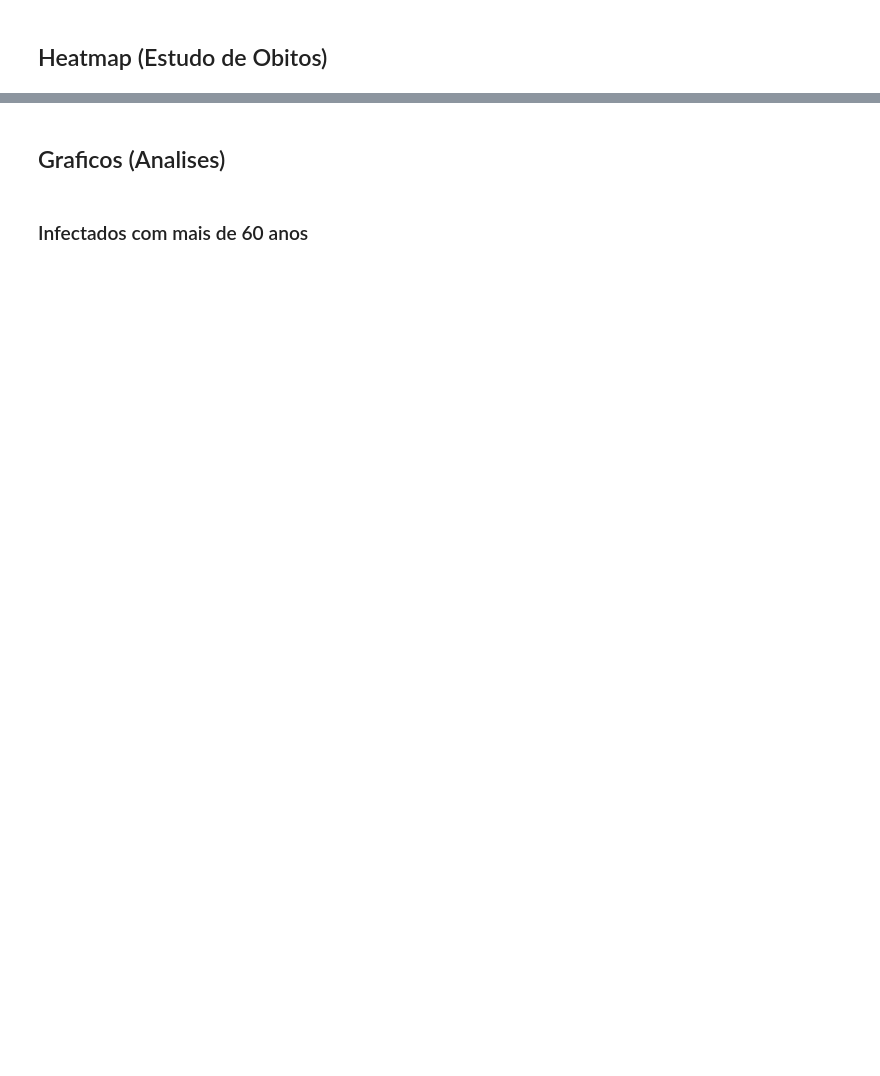
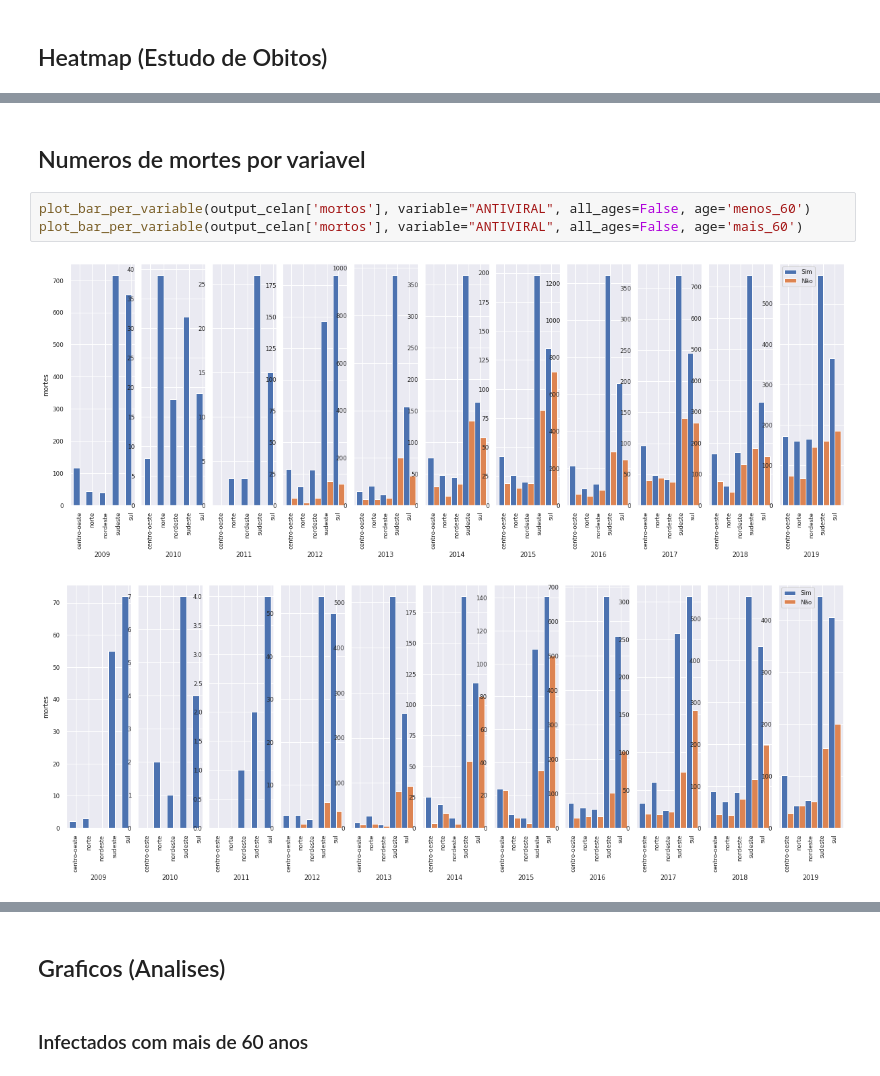
Before and after one commit to brunoartc/IC-Virus-Gripe, a Jupyter notebook: Estudo das variaveis.ipynb, the cells around one changed output, grey strips where cells are left out. Cells and saved outputs as stored; diff of their text form; blank space fills up the shorter version.

```diff
--- a/Estudo das variaveis.ipynb
+++ b/Estudo das variaveis.ipynb
@@ -662,0 +1028,8 @@ global_matrix(global_correlation_variables['menos_60'], "./out/menos60", "menos
+# %% [markdown]
+## Numeros de mortes por variavel
+# %%
+plot_bar_per_variable(output_celan['mortos'], variable="ANTIVIRAL", all_ages=False, age='menos_60')
+plot_bar_per_variable(output_celan['mortos'], variable="ANTIVIRAL", all_ages=False, age='mais_60')
+# %% [output]
+[figure, added]
+[figure, added]
```
Also changed, not shown: parts of 19 cells of this notebook.
